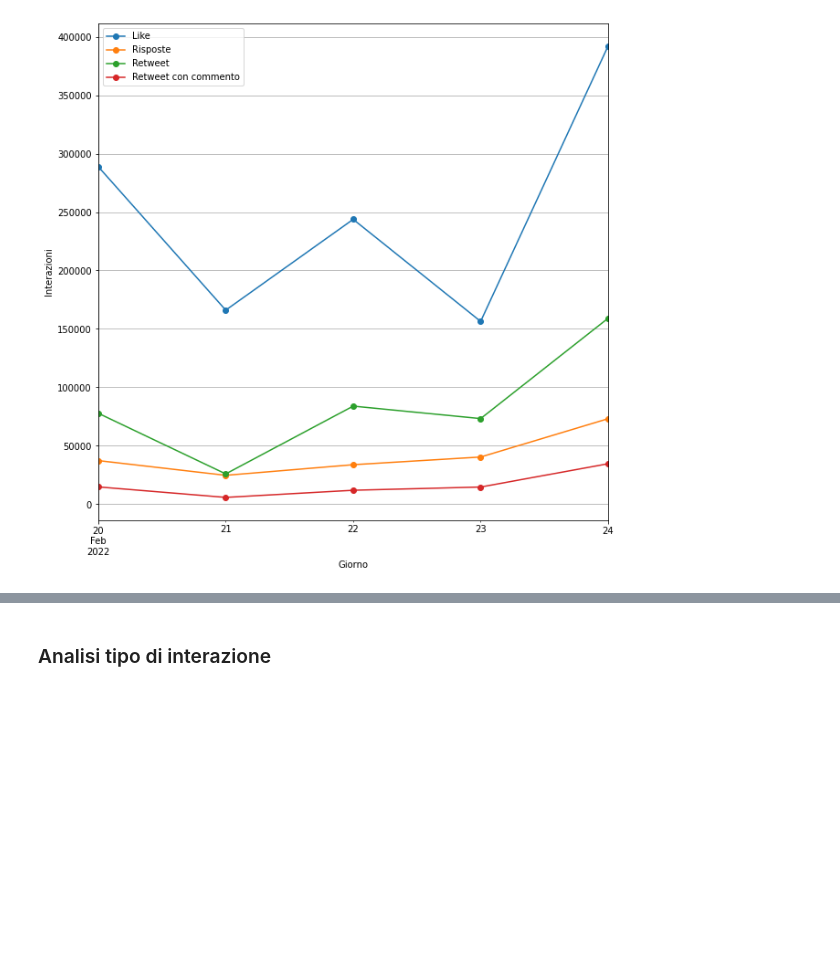
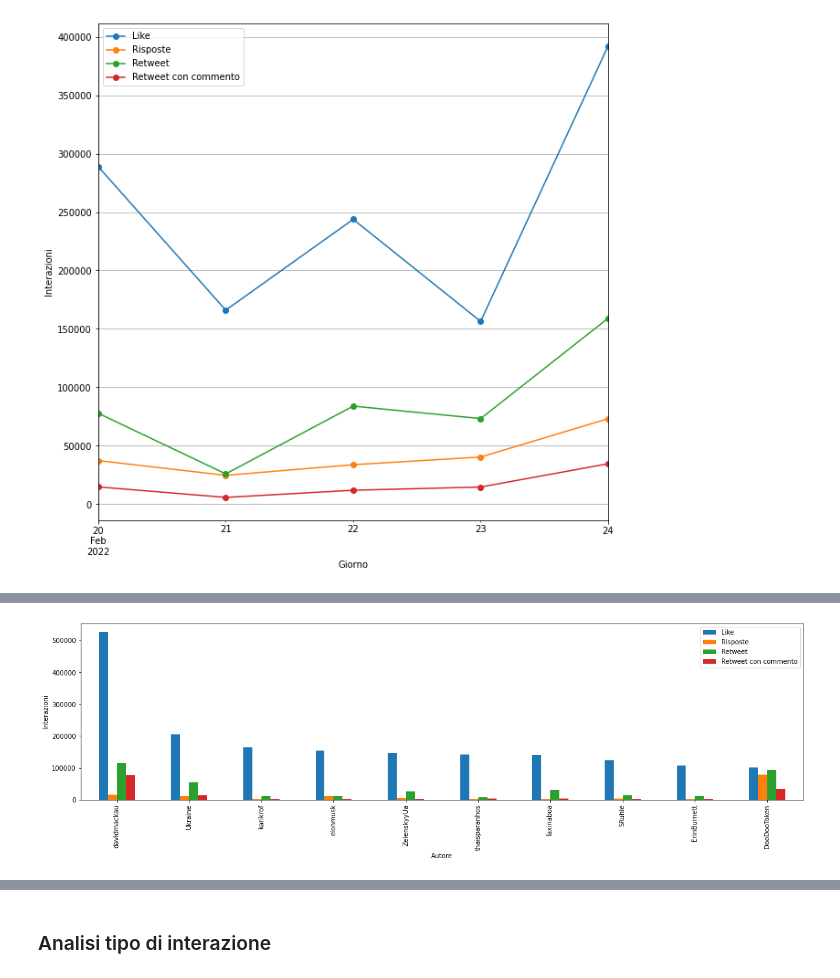
Before and after one commit to isabellamarasco/Blockchain_project, a Jupyter notebook: analysis.ipynb, the cells around one changed output, grey strips where cells are left out. Cells and saved outputs as stored; diff of their text form; code cells hidden in the pictures; blank space fills up the shorter version.

```diff
--- a/analysis.ipynb
+++ b/analysis.ipynb
@@ -246,0 +249,7 @@ plot_daily_trends(df_4)
+# %%
+#take data created_at into 2021/05/11 to 2021/05/24 and order by likes_count
+df_5 = df[(df['created_at'] >= '2022-02-19') & (df['created_at'] <= '2022-04-05')]
+df_5 = df_5.sort_values(by=['public_metrics.like_count','public_metrics.reply_count', 'public_metrics.retweet_count', 'public_metrics.quote_count'], ascending=False)
+
+df_5 = df_5.reset_index(drop=True)
+display (df_5.head(15))
@@ -246,0 +273,4 @@ plot_daily_trends(df_4)
+# %%
+plot_autor(df_5)
+# %% [output]
+[figure, added]
```
Also changed, not shown: parts of 12 cells of this notebook, 2 other files.
